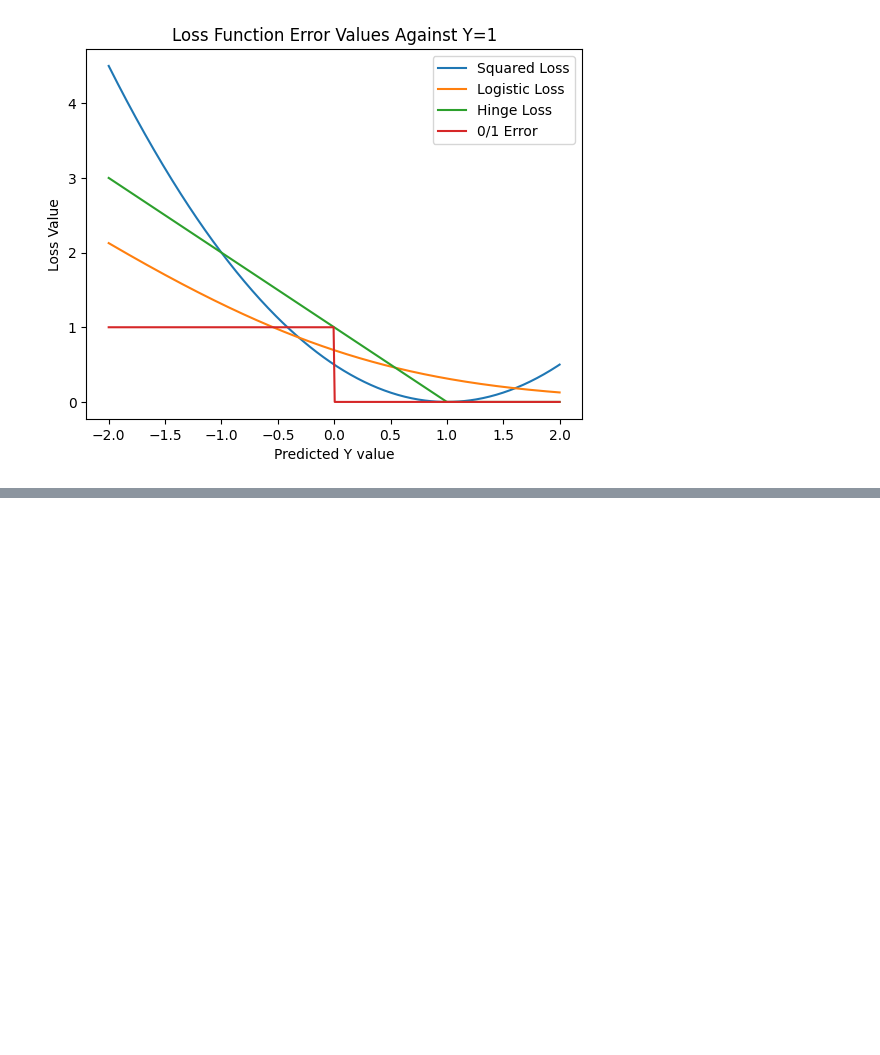
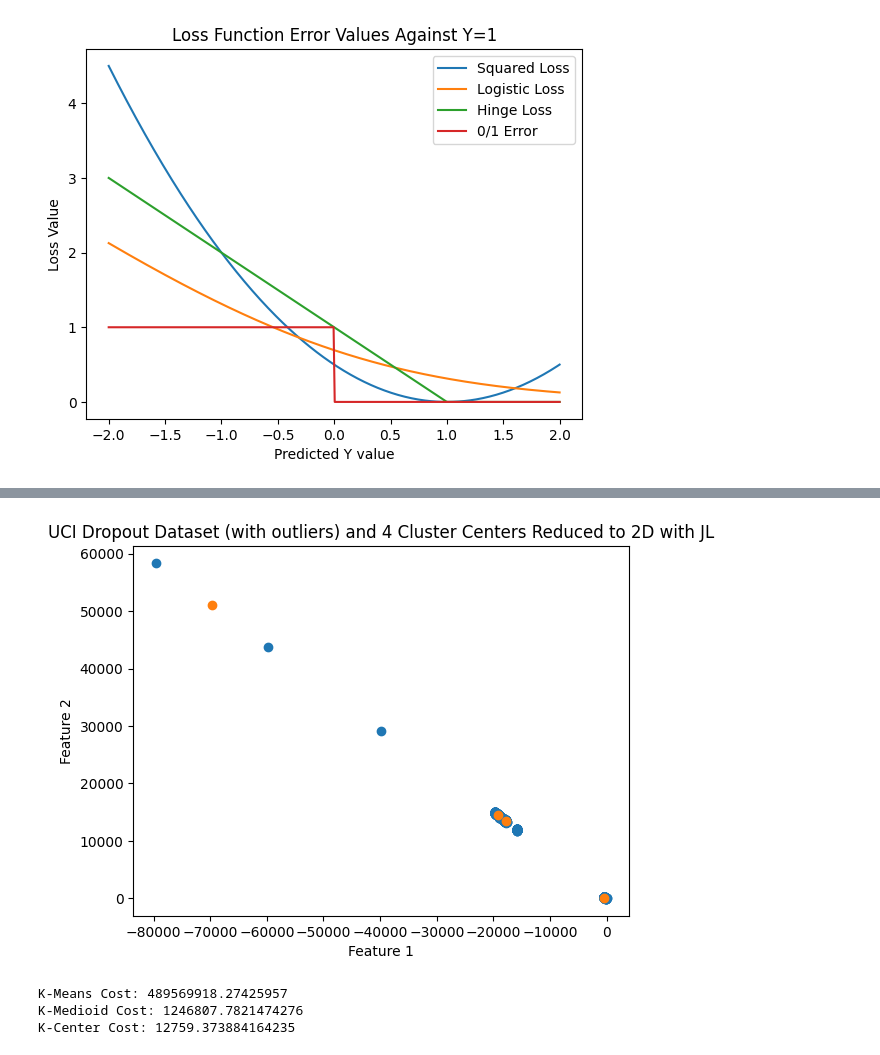
Before and after one commit to NickyDCFP/Loss-Function-Comparison, a Jupyter notebook: visualization.ipynb, the cells around one changed output, grey strips where cells are left out. Cells and saved outputs as stored; diff of their text form; code cells hidden in the pictures; blank space fills up the shorter version.

```diff
--- a/visualization.ipynb
+++ b/visualization.ipynb
@@ -27,0 +130,4 @@ plt.show()
+# %%
+JL_outliers: np.ndarray = np.random.normal(size=(X_outliers.shape[1], 2))
+X_outliers_JL: np.ndarray = X_outliers.dot(JL)
+cluster_centers_outliers_JL: np.ndarray = cluster_centers_outliers.dot(JL)
@@ -27,0 +143,17 @@ plt.show()
+# %%
+plt.scatter(X_outliers_JL[:, 0], X_outliers_JL[:, 1], label="Dataset")
+plt.scatter(cluster_centers_outliers_JL[:, 0], cluster_centers_outliers_JL[:, 1], label="Cluster Centers")
+plt.xlabel("Feature 1")
+plt.ylabel("Feature 2")
+plt.title("UCI Dropout Dataset (with outliers) and 4 Cluster Centers Reduced to 2D with JL")
+plt.show()
+# %% [output]
+[figure, added]
+# %%
+print(f"K-Means Cost: {kmeans_cost(X_outliers, cluster_centers_outliers)}")
+print(f"K-Medioid Cost: {kmedoid_cost(X_outliers, cluster_centers_outliers, 'cityblock')}")
+print(f"K-Center Cost: {kcenter_cost(X_outliers, cluster_centers_outliers, 'cityblock')}")
+# %% [output]
+K-Means Cost: 489569918.27425957
+K-Medioid Cost: 1246807.7821474276
+K-Center Cost: 12759.373884164235
```
Also changed, not shown: parts of 21 cells of this notebook, 2 other files.
